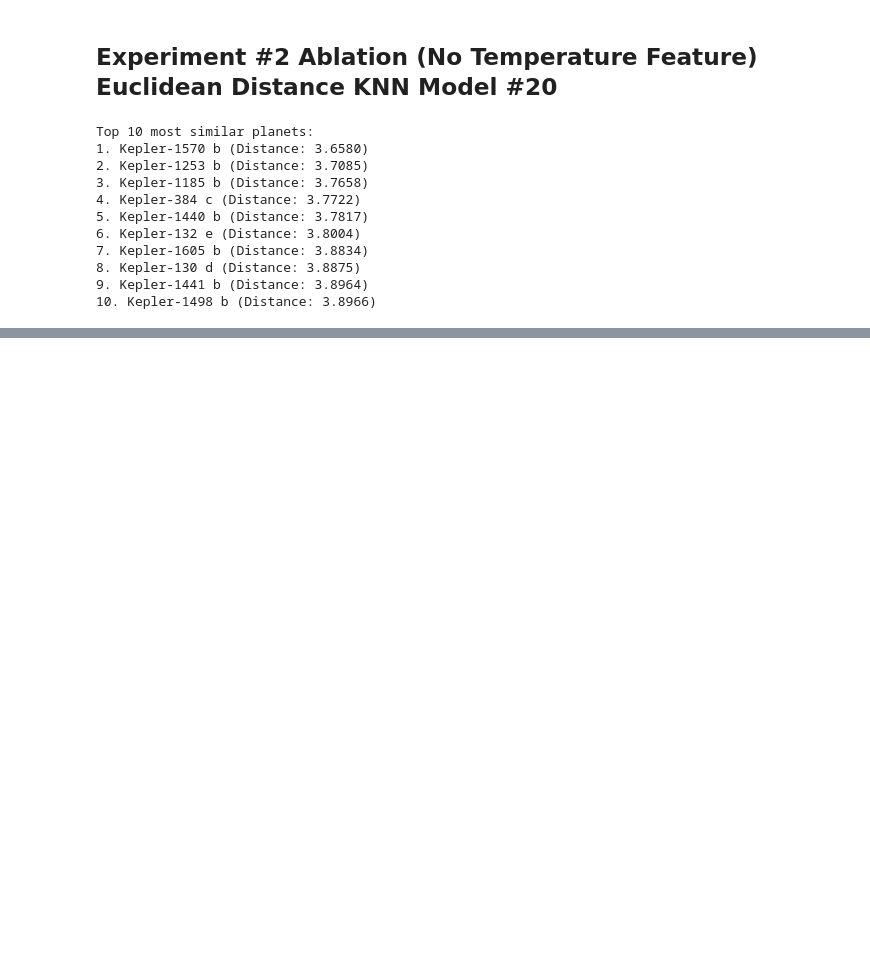
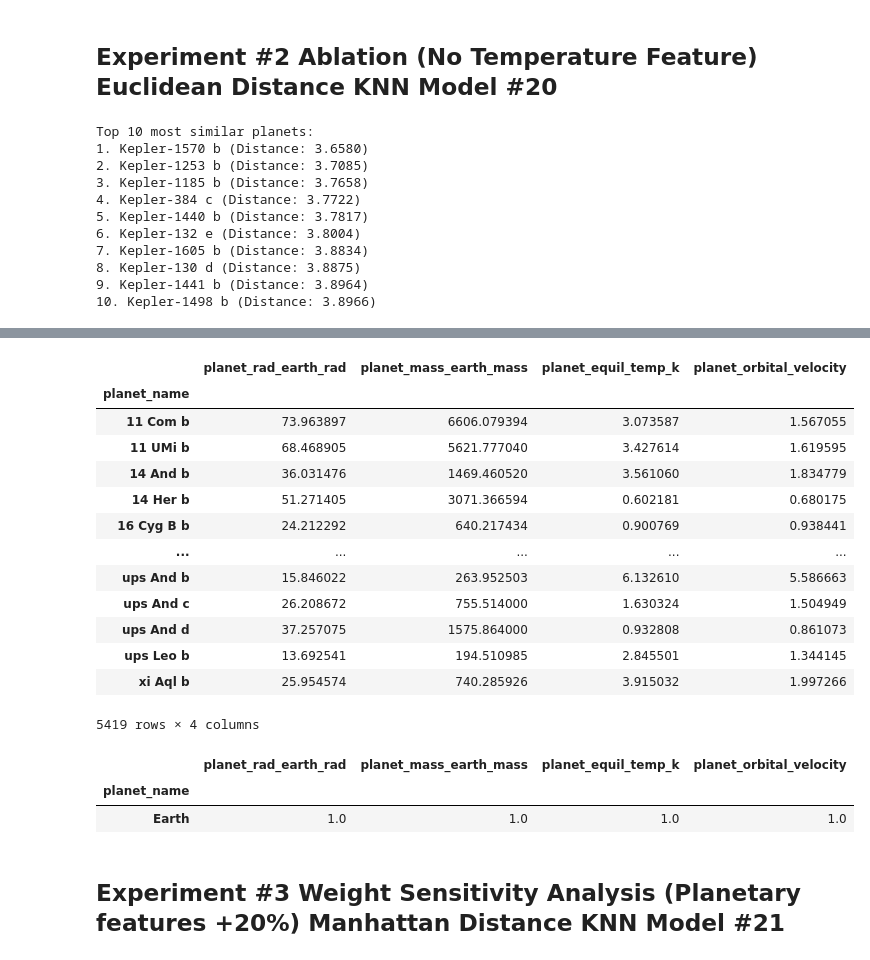
Before and after one commit to Graviton12/DS_Final_Project_SZM, a Jupyter notebook: Journal Paper Experiments/DS_Model_Experiments.ipynb, the cells around one changed output, grey strips where cells are left out. Cells and saved outputs as stored; diff of their text form; code cells hidden in the pictures; blank space fills up the shorter version.

```diff
--- a/Journal Paper Experiments/DS_Model_Experiments.ipynb
+++ b/Journal Paper Experiments/DS_Model_Experiments.ipynb
@@ -757,3 +757,7 @@ earth.head()
 | planet_name |  |  |  |  | ... |
 | Earth | 1.0 | 1.0 | 1.0 | 1.0 | ... |
 1 rows × 34 columns
+# %%
+# copy of dataset for experiment #3
+experiment_3 = experiment_1_baseline.copy()
+experiment_3
@@ -1719,0 +1754,4 @@ Top 10 most similar planets:
+# %%
+# dataset for Planetary features +20% experiment #3
+experiment_3_analysis_1 = experiment_3.copy()
+experiment_3_analysis_1
@@ -1719,0 +1826,26 @@ Top 10 most similar planets:
+# %%
+planetary_features = [
+    'planet_rad_earth_rad',
+    'planet_mass_earth_mass',
+    'planet_equil_temp_k',
+    'planet_orbital_velocity'
+]
+
+experiment_3_analysis_1 = experiment_3_analysis_1[planetary_features]
+# %%
+experiment_3_analysis_1
+# %% [output]
+|  | planet_rad_earth_rad | planet_mass_earth_mass | planet_equil_temp_k | planet_orbital_velocity |
+| planet_name |  |  |  |  |
+| 11 Com b | 73.963897 | 6606.079394 | 3.073587 | 1.567055 |
+| 11 UMi b | 68.468905 | 5621.777040 | 3.427614 | 1.619595 |
+| 14 And b | 36.031476 | 1469.460520 | 3.561060 | 1.834779 |
+| 14 Her b | 51.271405 | 3071.366594 | 0.602181 | 0.680175 |
+| 16 Cyg B b | 24.212292 | 640.217434 | 0.900769 | 0.938441 |
+| ... | ... | ... | ... | ... |
+| ups And b | 15.846022 | 263.952503 | 6.132610 | 5.586663 |
+| ups And c | 26.208672 | 755.514000 | 1.630324 | 1.504949 |
+| ups And d | 37.257075 | 1575.864000 | 0.932808 | 0.861073 |
+| ups Leo b | 13.692541 | 194.510985 | 2.845501 | 1.344145 |
+| xi Aql b | 25.954574 | 740.285926 | 3.915032 | 1.997266 |
+5419 rows × 4 columns
@@ -1719,0 +1854,8 @@ Top 10 most similar planets:
+# %%
+earth_3_analysis_1
+# %% [output]
+|  | planet_rad_earth_rad | planet_mass_earth_mass | planet_equil_temp_k | planet_orbital_velocity |
+| planet_name |  |  |  |  |
+| Earth | 1.0 | 1.0 | 1.0 | 1.0 |
+# %% [markdown]
+## **Experiment #3 Weight Sensitivity Analysis (Planetary features +20%) Manhattan Distance KNN Model #21**
```
Also changed, not shown: parts of 66 cells of this notebook.
